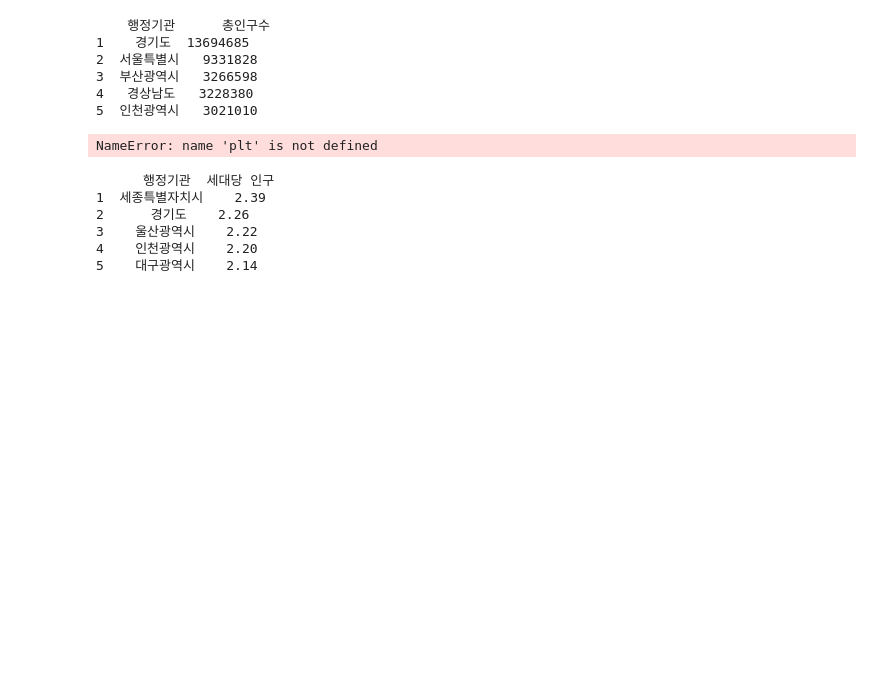
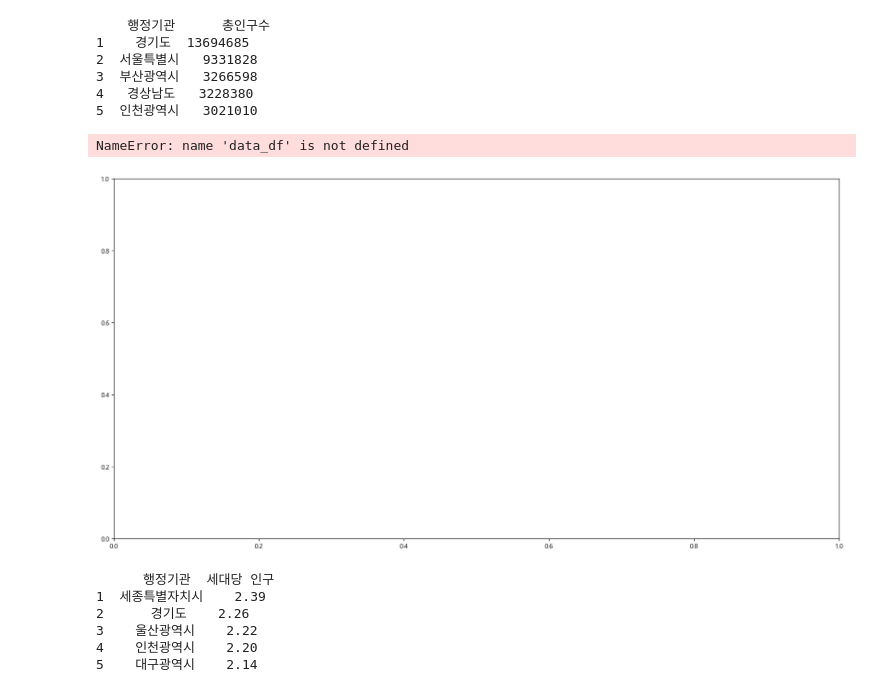
Before and after one commit to Eojinn/Python_Webscraping_analysis, a Jupyter notebook: 연습문제_웹스크래핑/04_인구현황분석.ipynb, the cells around one changed output. Drawn from its saved outputs; the diff is of its cells as text; code cells hidden in the pictures; blank space fills up the shorter version.

```diff
--- a/연습문제_웹스크래핑/04_인구현황분석.ipynb
+++ b/연습문제_웹스크래핑/04_인구현황분석.ipynb
@@ -94,19 +51,45 @@ print(result)
 4   경상남도   3228380
 5  인천광역시   3021010
 # %%
-# 1-1 subplots() 함수를 사용하여 axes 객체를 생성하기
-figure, (axes1, axes2)= plt.subplots(nrows=2, ncols=1)
-figure.set_size_inches(18,12)
-print(figure)
-print(axes1)
-print(axes2)
-# seaborn의 barplot() 함수 호출하기 - 행정구역과 인구수
-sns.barplot(data=seoul_df.sort_values(by='인구수', ascending=False), x='행정구역', y='인구수', ax=axes1, hue='행정구역')
-# seaborn의 barplot() 함수 호출하기 - 행정구역과 면적
-sns.barplot(data=seoul_df.sort_values(by='면적', ascending=False), x='행정구역', y='면적', ax=axes2, hue='행정구역')
-#plt.show()
+import matplotlib.pyplot as plt
+import seaborn as sns
+
+# 1. 한글 폰트 설정 (환경에 맞게 선택)
+plt.rcParams['font.family'] = 'Malgun Gothic' # Windows
+# plt.rcParams['font.family'] = 'AppleGothic'  # Mac
+plt.rcParams['axes.unicode_minus'] = False
+
+# 2. axes 객체 생성
+# 데이터의 양이 많을 수 있으므로 가로 길이를 충분히 확보합니다.
+figure, ax = plt.subplots(nrows=1, ncols=1)
+figure.set_size_inches(20, 10)
+
+# 3. 인구수 기준 내림차순 정렬 및 시각화
+# 변수명을 'data_df' 혹은 현재 사용 중인 데이터프레임 명으로 변경하세요.
+sns.barplot(
+    data=data_df.sort_values(by='인구수', ascending=False),
+    x='행정구역',
+    y='인구수',
+    ax=ax,
+    hue='행정구역',
+    palette='magma', # 전국 단위일 때 구분이 쉽도록 화려한 팔레트 사용
+    legend=False
+)
+
+# 4. 차트 꾸미기
+ax.set_title('지역별 총인구수 비교 현황', fontsize=24, pad=20)
+ax.set_xlabel('지역명(행정구역)', fontsize=16)
+ax.set_ylabel('인구수', fontsize=16)
+
+# x축 글자가 겹칠 경우를 대비해 45도 회전 (지역이 많을 때 유용)
+plt.xticks(rotation=45)
+
+# 5. 출력
+plt.tight_layout() # 여백 조정
+plt.show()
 # %% [output]
-NameError: name 'plt' is not defined
+NameError: name 'data_df' is not defined
+[figure, added]
 # %%
 # 2. 세대당 인구수 높은 지역 Top5
 # %% [output]
```
Also changed, not shown: parts of 4 cells of this notebook, 1 other file.
